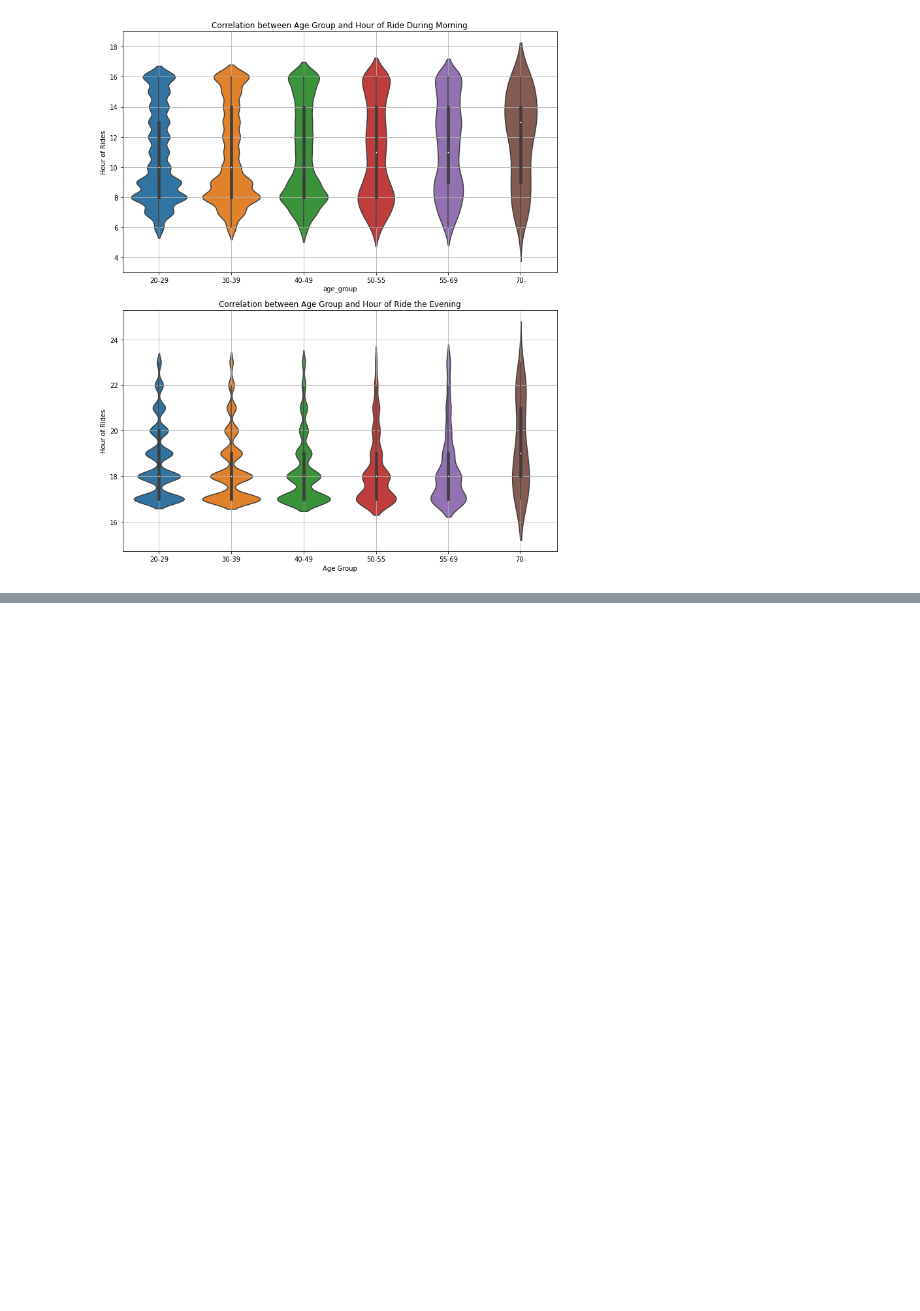
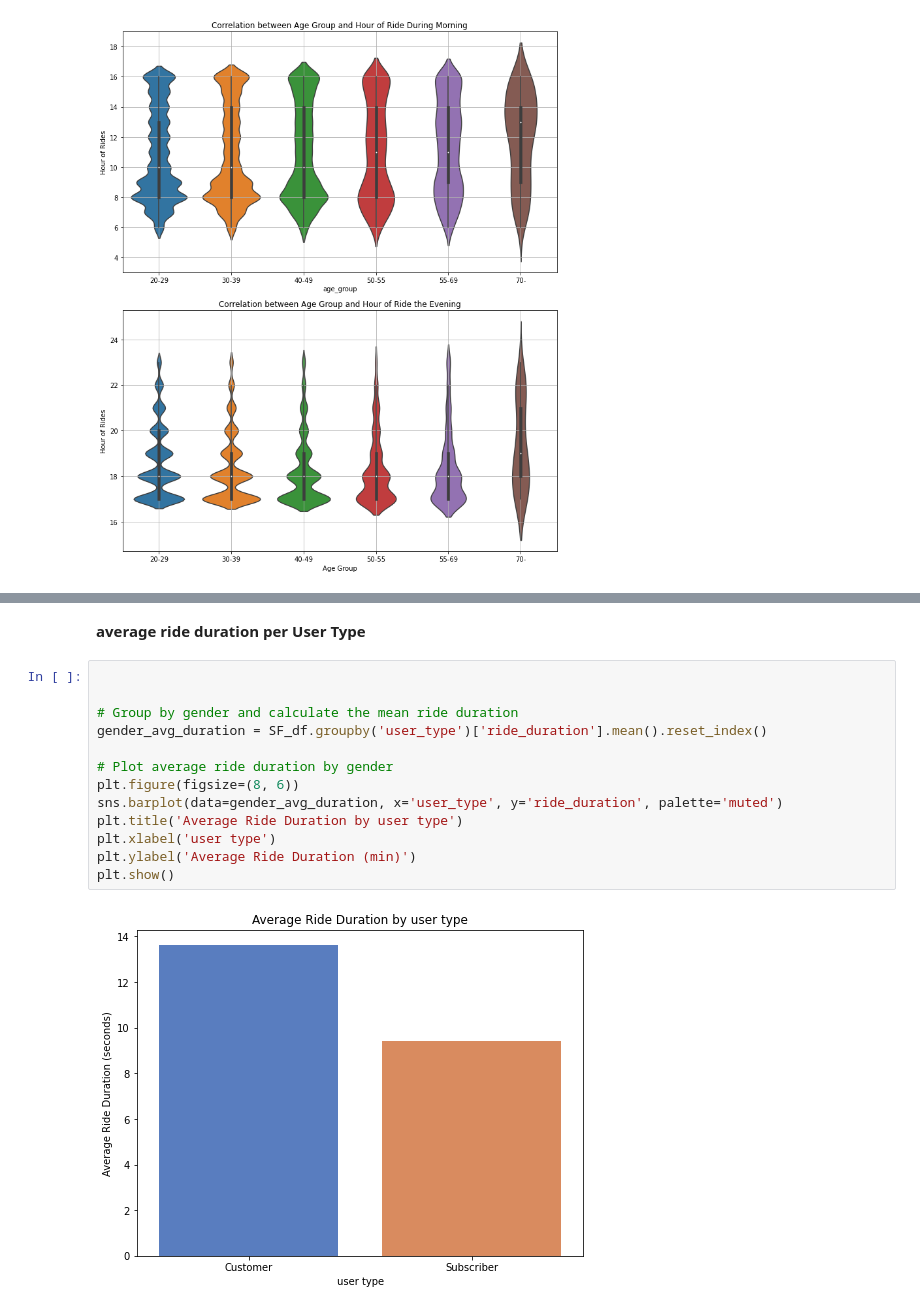
Before and after one commit to mmedhat007/Machine-Learning-Projects, a Jupyter notebook: Ford GoBike Dataset Analysis/Ford_GoBike Investigation_Part1.ipynb, the cells around one changed output, grey strips where cells are left out. Cells and saved outputs as stored; diff of their text form; blank space fills up the shorter version.

```diff
--- a/Ford GoBike Dataset Analysis/Ford_GoBike Investigation_Part1.ipynb
+++ b/Ford GoBike Dataset Analysis/Ford_GoBike Investigation_Part1.ipynb
@@ -923,0 +708,17 @@ Looking back on the point plots, it doesn't seem like there's a systematic inter
+# %% [markdown]
+<b>average ride duration per User Type
+# %%
+
+
+# Group by gender and calculate the mean ride duration
+gender_avg_duration = SF_df.groupby('user_type')['ride_duration'].mean().reset_index()
+
+# Plot average ride duration by gender
+plt.figure(figsize=(8, 6))
+sns.barplot(data=gender_avg_duration, x='user_type', y='ride_duration', palette='muted')
+plt.title('Average Ride Duration by user type')
+plt.xlabel('user type')
+plt.ylabel('Average Ride Duration (min)')
+plt.show()
+# %% [output]
+[figure, added]
```
Also changed, not shown: parts of 61 cells of this notebook, 4 other files.
